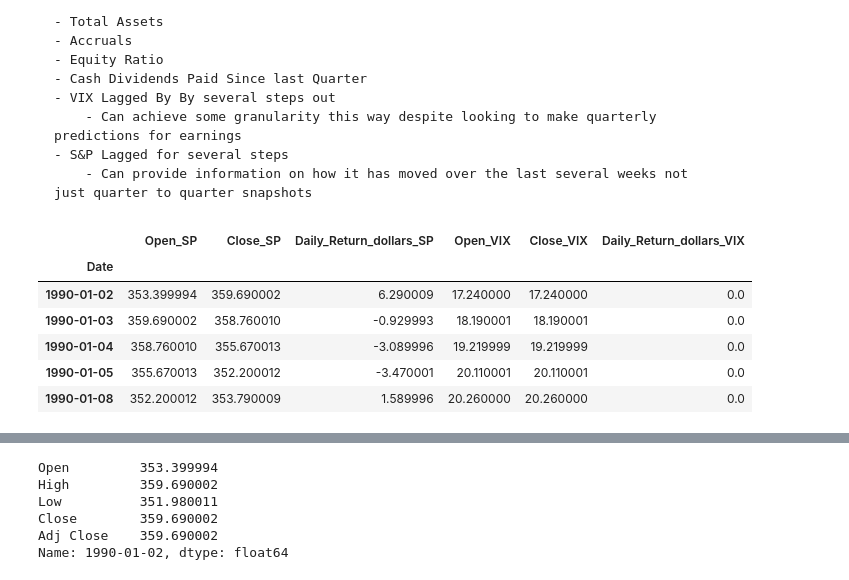
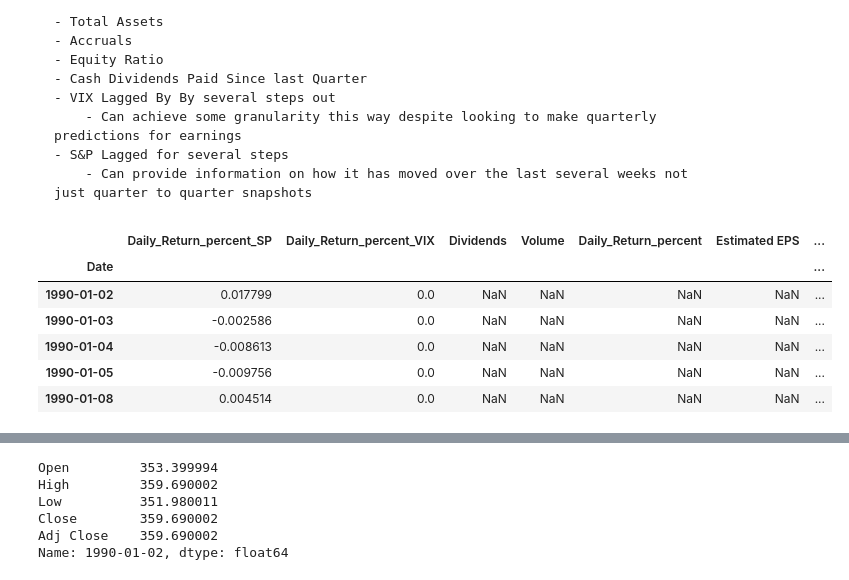
Before and after one commit to franco-rey/521-Final-Project, a Jupyter notebook: DataCleaning.ipynb, the cells around one changed output, grey strips where cells are left out. Saved outputs shown, nothing was run; the diff lists cells and outputs as text; code cells hidden in the pictures.

Commit message:
I have a dataframe of nearly complete features

```diff
--- a/DataCleaning.ipynb
+++ b/DataCleaning.ipynb
@@ -159,6 +159,7 @@ jj_ticker = 'JNJ'
 jj_csv = '.\data_files\JNJ_RawData.csv'
 jj_earnings_csv = '.\data_files\JNJquarterlyEarnings.csv'
 jj_balSht_csv = '.\data_files\JNJquarterlyBalSheet.csv'
+jj_dividend_csv = '.\data_files\JNJdividends.csv'
 START_DATE_jj = START_DATE_yahoo
 END_DATE_jj = END_DATE_yahoo
 
@@ -233,34 +232,75 @@ Mar
 # %%
 Market_Features_to_drop = ['Volume','High','Low','Adj Close']
+Balance_sheet_features_to_keep = ['totalAssets','totalShareholderEquity']
 
 # Get Price Data
 SP500_raw_df = pd.read_csv(sp500_csv, index_col = 'Date')
 VIX_raw_df = pd.read_csv(vix_csv, index_col = 'Date')
 JJ_raw_price_df = pd.read_csv(jj_csv, index_col = 'Date')
 
 # Get Quarterly Data
-JJ_Earnings_df = pd.read_csv(jj_earnings_csv, index_col='Fiscal Date')
-JJ_BalSht_df = pd.read_csv(jj_balSht_csv, index_col='fiscalDateEnding')
+JJ_Earnings_df = pd.read_csv(jj_earnings_csv)
+JJ_Earnings_df['Date'] = pd.to_datetime(JJ_Earnings_df['Fiscal Date'])
+JJ_Earnings_df.drop(columns = ['Fiscal Date'], inplace = True)
+JJ_Earnings_df.set_index('Date', inplace = True)
+JJ_Earnings_df =  JJ_Earnings_df.iloc[::-1]
 
-# drop Volume form S&P and VIX
+JJ_BalSht_df = pd.read_csv(jj_balSht_csv)
+JJ_BalSht_df['Date'] = pd.to_datetime(JJ_BalSht_df['fiscalDateEnding'])
+JJ_BalSht_df.drop(columns = ['fiscalDateEnding'], inplace = True)
+JJ_BalSht_df.set_index('Date', inplace = True)
+JJ_BalSht_df =  JJ_BalSht_df.iloc[::-1]
+
+# get Dividend Data
+JJ_dividend_df = pd.read_csv(jj_dividend_csv)
+JJ_dividend_df['Date'] = JJ_dividend_df['Date'].str.split().str[0]
+JJ_dividend_df.set_index('Date', inplace = True)
+
+# drop market feature form S&P and VIX
 SP500_raw_df.drop(columns= Market_Features_to_drop, inplace= True)
 VIX_raw_df.drop(columns=Market_Features_to_drop, inplace= True)
+
+# drop high and low
+JJ_raw_price_df.drop(columns=['High','Adj Close', 'Low'], inplace=True)
 
 # Calculate daily return
 SP500_raw_df['Daily_Return_dollars'] = SP500_raw_df['Close'] - SP500_raw_df['Open']
 VIX_raw_df['Daily_Return_dollars'] = VIX_raw_df['Close'] - VIX_raw_df['Open']
-#VIX_raw_df['Return_dollars'] = .diff(columns=['Close','Open'], inplace= True)
+
+SP500_raw_df['Daily_Return_percent'] = SP500_raw_df['Daily_Return_dollars']/SP500_raw_df['Open']
+VIX_raw_df['Daily_Return_percent'] = VIX_raw_df['Daily_Return_dollars']/VIX_raw_df['Open']
+
+JJ_raw_price_df['Daily_Return_dollars'] = JJ_raw_price_df['Close'] - JJ_raw_price_df['Open']
+JJ_raw_price_df['Daily_Return_percent'] = JJ_raw_price_df['Daily_Return_dollars']/JJ_raw_price_df['Open']
+
+# drop open and close
+JJ_raw_price_df.drop(columns=['Open','Close','Daily_Return_dollars'], inplace = True)
+SP500_raw_df.drop(columns=['Open','Close','Daily_Return_dollars'], inplace = True)
+VIX_raw_df.drop(columns=['Open','Close','Daily_Return_dollars'], inplace = True)
+
+# Balance Sheet Features
+JJ_Bal_Sheet_reduced_df = JJ_BalSht_df.loc[:,Balance_sheet_features_to_keep]
+JJ_Bal_Sheet_reduced_df['Equity Ratio'] = JJ_Bal_Sheet_reduced_df['totalShareholderEquity'] /JJ_Bal_Sheet_reduced_df['totalAssets']
+JJ_Bal_Sheet_reduced_df.drop(columns=['totalShareholderEquity'], inplace = True)
+
+# JJ merge
+JJ_market_df = JJ_dividend_df.merge(JJ_raw_price_df, left_index=True, right_index=True)
+JJ_market_df.index = pd.to_datetime(JJ_market_df.index)
+JJ_earnbal_df = JJ_Earnings_df.merge(JJ_Bal_Sheet_reduced_df, left_index = True, right_index = True)
+JJ_merge_df = JJ_market_df.merge(JJ_earnbal_df,how = 'outer', left_index= True, right_index= True)
 
 # Merge Raw Data
-merged_df = SP500_raw_df.merge(VIX_raw_df, left_index=True, right_index=True,suffixes=('_SP','_VIX'))
+market_df = SP500_raw_df.merge(VIX_raw_df, left_index=True, right_index=True,suffixes=('_SP','_VIX'))
+market_df.index = pd.to_datetime(market_df.index)
 
+merged_df = market_df.merge(JJ_merge_df, how = 'outer', left_index= True, right_index= True)
 # Display Data Frame Head
 merged_df.head()
 # %% [output]
-|  | Open_SP | Close_SP | Daily_Return_dollars_SP | Open_VIX | Close_VIX | Daily_Return_dollars_VIX |
-| Date |  |  |  |  |  |  |
-| 1990-01-02 | 353.399994 | 359.690002 | 6.290009 | 17.240000 | 17.240000 | 0.0 |
-| 1990-01-03 | 359.690002 | 358.760010 | -0.929993 | 18.190001 | 18.190001 | 0.0 |
-| 1990-01-04 | 358.760010 | 355.670013 | -3.089996 | 19.219999 | 19.219999 | 0.0 |
-| 1990-01-05 | 355.670013 | 352.200012 | -3.470001 | 20.110001 | 20.110001 | 0.0 |
-| 1990-01-08 | 352.200012 | 353.790009 | 1.589996 | 20.260000 | 20.260000 | 0.0 |
+|  | Daily_Return_percent_SP | Daily_Return_percent_VIX | Dividends | Volume | Daily_Return_percent | Estimated EPS | ... |
+| Date |  |  |  |  |  |  | ... |
+| 1990-01-02 | 0.017799 | 0.0 | NaN | NaN | NaN | NaN | ... |
+| 1990-01-03 | -0.002586 | 0.0 | NaN | NaN | NaN | NaN | ... |
+| 1990-01-04 | -0.008613 | 0.0 | NaN | NaN | NaN | NaN | ... |
+| 1990-01-05 | -0.009756 | 0.0 | NaN | NaN | NaN | NaN | ... |
+| 1990-01-08 | 0.004514 | 0.0 | NaN | NaN | NaN | NaN | ... |
```
Also changed, not shown: parts of 8 cells of this notebook.
